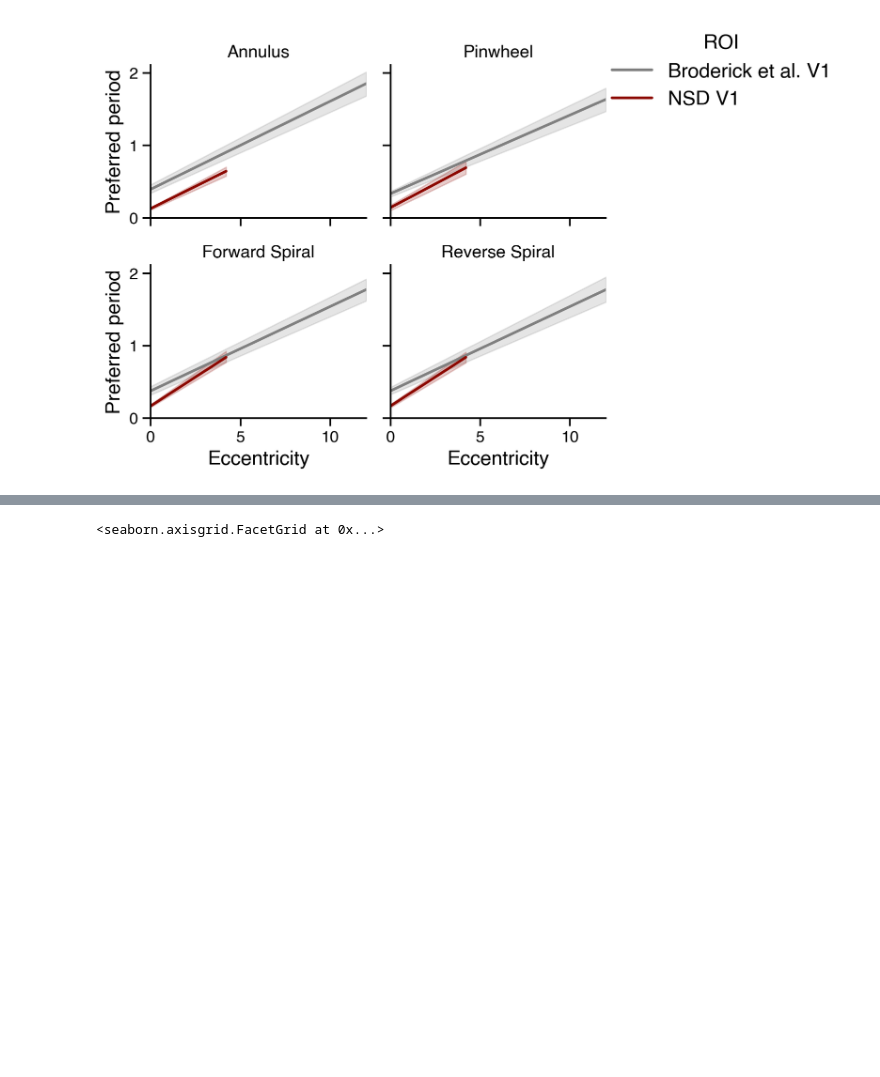
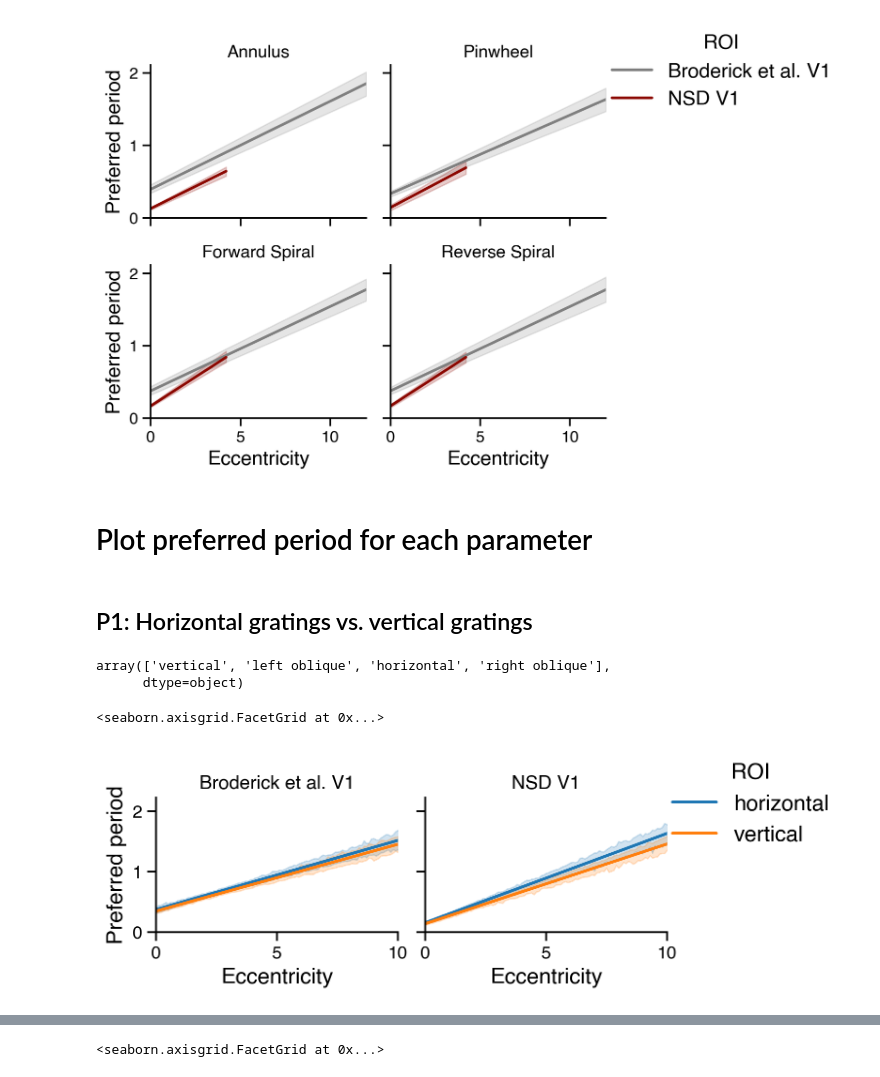
Before and after one commit to JiyeongHa/Spatial-Frequency-Preference_NSDsyn, a Jupyter notebook: notebooks/3.4-plot-model-prediction.ipynb, the cells around one changed output, grey strips where cells are left out. Cells and saved outputs as stored; diff of their text form; code cells hidden in the pictures; blank space fills up the shorter version.

```diff
--- a/notebooks/3.4-plot-model-prediction.ipynb
+++ b/notebooks/3.4-plot-model-prediction.ipynb
@@ -177,3 +174,26 @@ vis2D.plot_preferred_period(ecc_df,
 # %% [output]
 <seaborn.axisgrid.FacetGrid at 0x...>
 [figure]
+# %% [markdown]
+# Plot preferred period for each parameter
+# %% [markdown]
+## P1: Horizontal gratings vs. vertical gratings
+# %%
+final_df.query('frame == "absolute" & vroinames == "V1"').names.unique()
+# %% [output]
+array(['vertical', 'left oblique', 'horizontal', 'right oblique'],
+      dtype=object)
+# %%
+grating_list = ['horizontal', 'vertical']
+ecc_df = final_df.query('frame == "absolute" & vroinames == "V1" & names in @grating_list')
+ecc_df = ecc_df.groupby(['sub','dset_type','names', 'eccentricity']).mean().reset_index()
+vis2D.plot_preferred_period(ecc_df,
+                            x='eccentricity', y='Pv', precision='precision',
+                            hue='names', hue_order=['horizontal','vertical'],
+                            col='dset_type', col_order=['Broderick et al. V1', 'NSD V1'], col_wrap=2, palette=['#1f77b4','#ff7f0e'],
+                            lgd_title='ROI', width=2,
+                            xlim=(0,10), yticks=[0,1,2],
+                            save_path=os.path.join('/Users/jh7685/Dropbox/NYU/Projects/SF/pp_p1_v1.pdf'))
+# %% [output]
+<seaborn.axisgrid.FacetGrid at 0x...>
+[figure, added]
```
Also changed, not shown: parts of 11 cells of this notebook, 1 other file.
